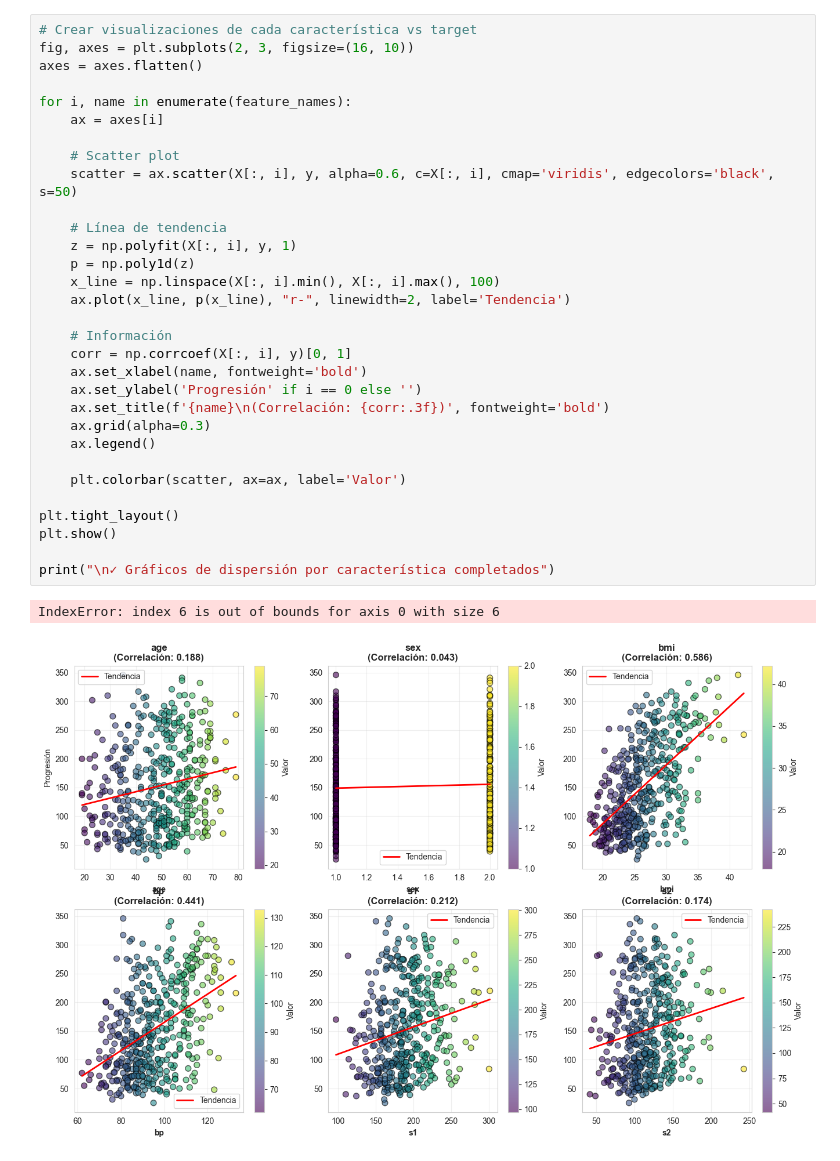
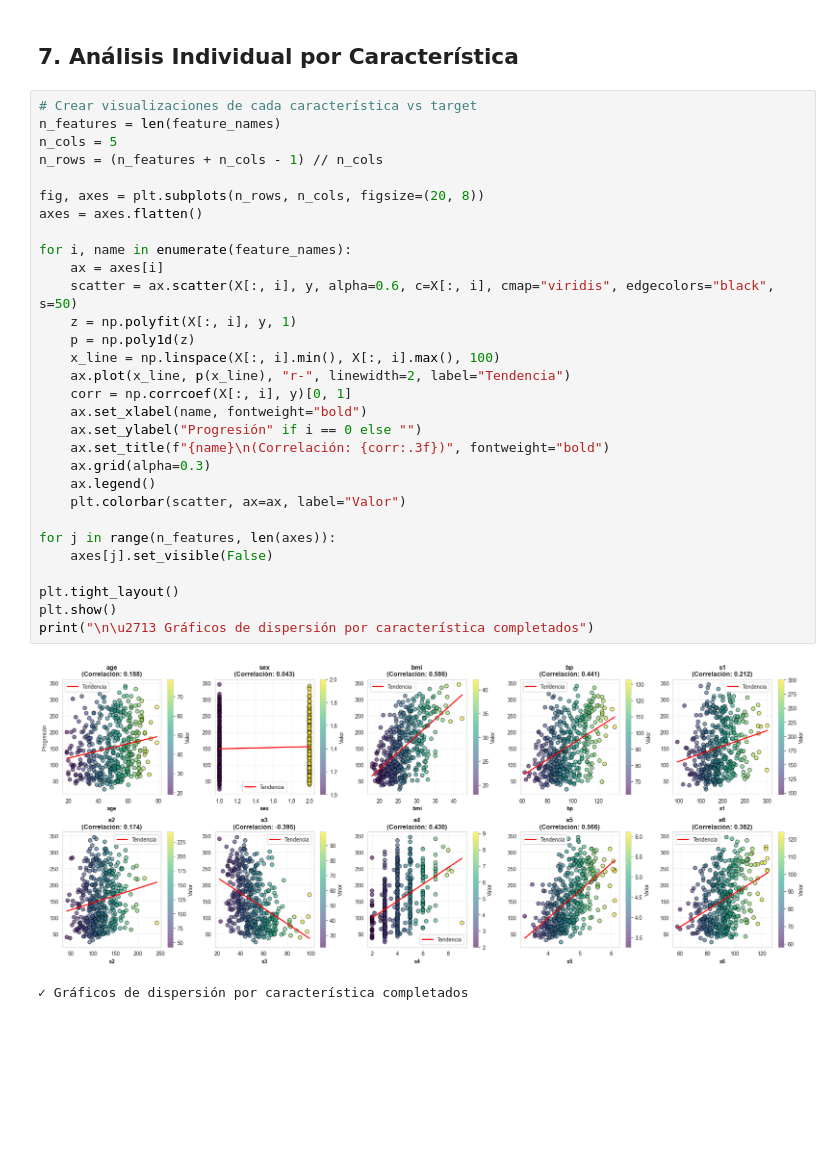
Before and after one commit to sergiopombo20/diabetes_progression, a Jupyter notebook: tools.ipynb, the cells around one changed output. Drawn from its saved outputs; the diff is of its cells as text; blank space fills up the shorter version.

```diff
--- a/tools.ipynb
+++ b/tools.ipynb
@@ -228,34 +480,35 @@ s6                    1.0011
+# %% [markdown]
+## 7. Análisis Individual por Característica
 # %%
 # Crear visualizaciones de cada característica vs target
-fig, axes = plt.subplots(2, 3, figsize=(16, 10))
+n_features = len(feature_names)
+n_cols = 5
+n_rows = (n_features + n_cols - 1) // n_cols
+
+fig, axes = plt.subplots(n_rows, n_cols, figsize=(20, 8))
 axes = axes.flatten()
 
 for i, name in enumerate(feature_names):
     ax = axes[i]
-
-    # Scatter plot
-    scatter = ax.scatter(X[:, i], y, alpha=0.6, c=X[:, i], cmap='viridis', edgecolors='black', s=50)
-
-    # Línea de tendencia
+    scatter = ax.scatter(X[:, i], y, alpha=0.6, c=X[:, i], cmap="viridis", edgecolors="black", s=50)
     z = np.polyfit(X[:, i], y, 1)
     p = np.poly1d(z)
     x_line = np.linspace(X[:, i].min(), X[:, i].max(), 100)
-    ax.plot(x_line, p(x_line), "r-", linewidth=2, label='Tendencia')
-
-    # Información
+    ax.plot(x_line, p(x_line), "r-", linewidth=2, label="Tendencia")
     corr = np.corrcoef(X[:, i], y)[0, 1]
-    ax.set_xlabel(name, fontweight='bold')
-    ax.set_ylabel('Progresión' if i == 0 else '')
-    ax.set_title(f'{name}\n(Correlación: {corr:.3f})', fontweight='bold')
+    ax.set_xlabel(name, fontweight="bold")
+    ax.set_ylabel("Progresión" if i == 0 else "")
+    ax.set_title(f"{name}\n(Correlación: {corr:.3f})", fontweight="bold")
     ax.grid(alpha=0.3)
     ax.legend()
+    plt.colorbar(scatter, ax=ax, label="Valor")
 
-    plt.colorbar(scatter, ax=ax, label='Valor')
+for j in range(n_features, len(axes)):
+    axes[j].set_visible(False)
 
 plt.tight_layout()
 plt.show()
-
-print("\n✓ Gráficos de dispersión por característica completados")
+print("\n\u2713 Gráficos de dispersión por característica completados")
 # %% [output]
+[figure, new version]
-IndexError: index 6 is out of bounds for axis 0 with size 6
+✓ Gráficos de dispersión por característica completados
-[figure, old version]
```
Also changed, not shown: parts of 44 cells of this notebook, 12 other files.
